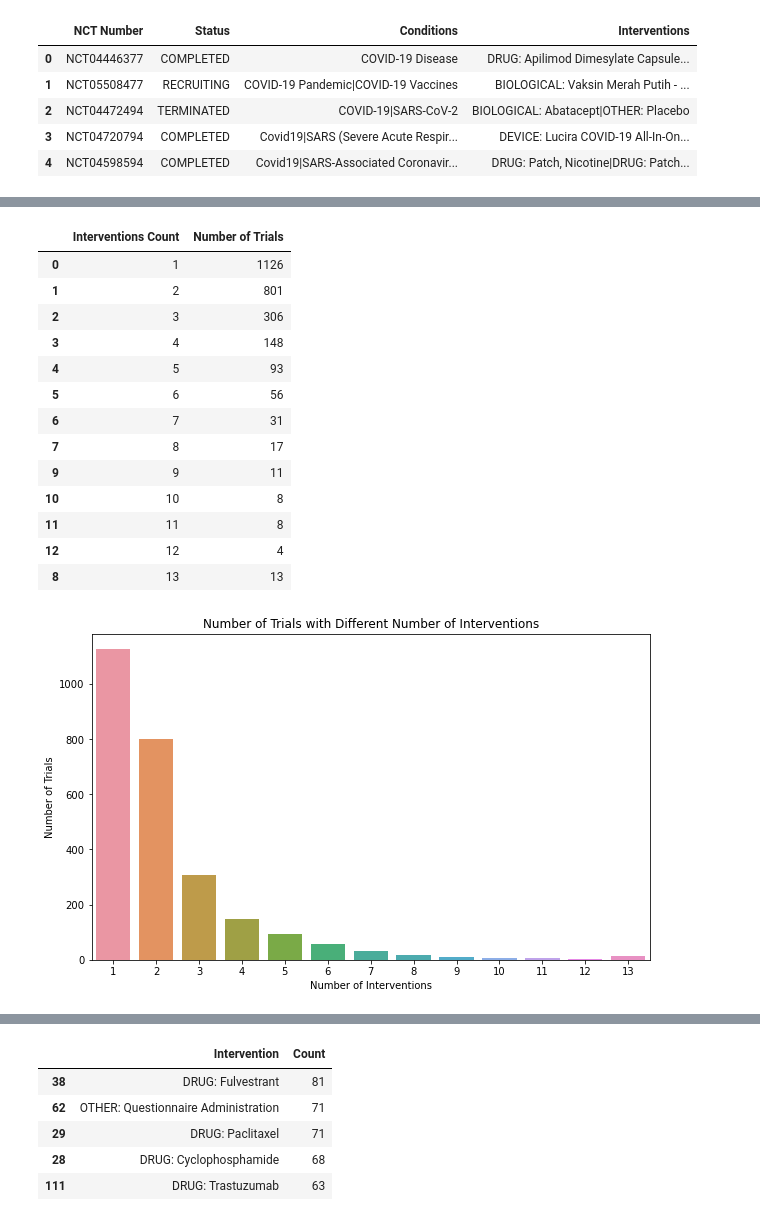
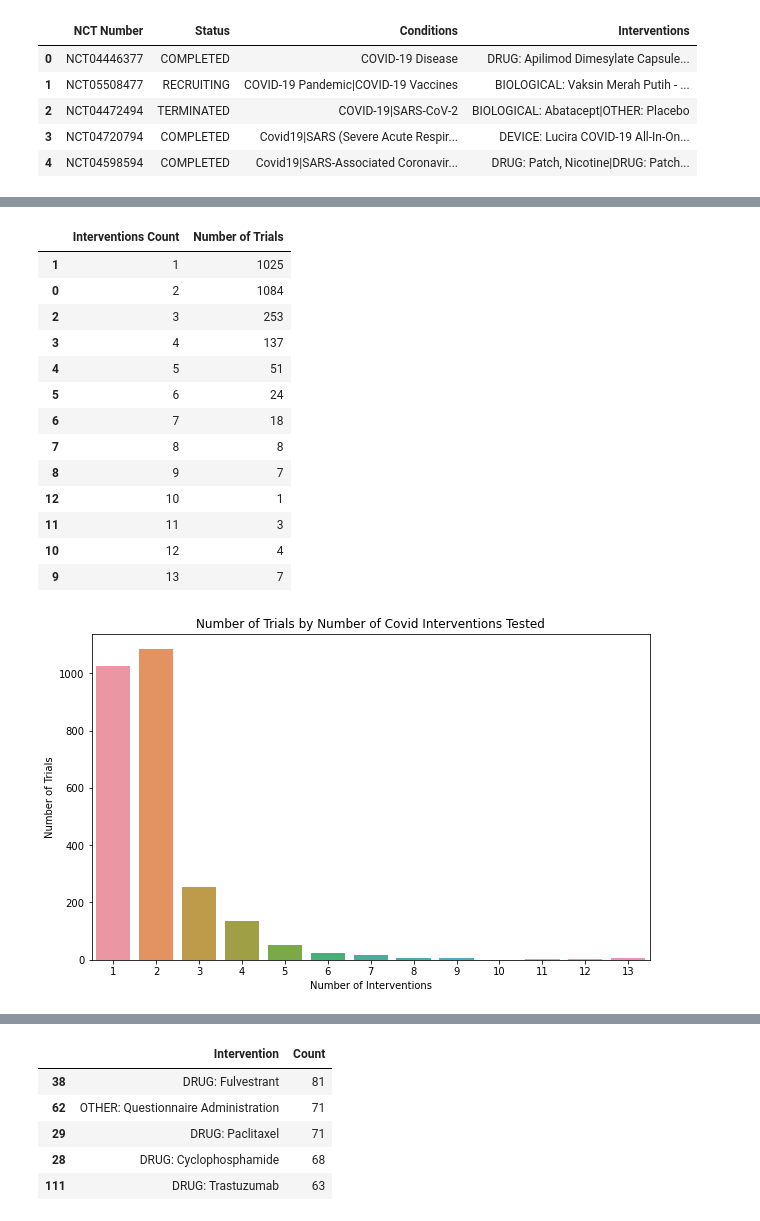
Before and after one commit to gtrentz/hda-p1, a Jupyter notebook: partBGabe.ipynb, the cells around one changed output, grey strips where cells are left out. Saved outputs shown, nothing was run; the diff lists cells and outputs as text; code cells hidden in the pictures.

```diff
--- a/partBGabe.ipynb
+++ b/partBGabe.ipynb
@@ -123,5 +123,6 @@ covidInterventions
 type(covidInterventions['Interventions'][0])
 #The intentions are delimited by '|'. For each trial, split the interventions and create a and replace the one string with a list of the delimted values. I will also create a new column that counts the number of interventions for each trial.
 covidInterventions['Interventions'] = covidInterventions['Interventions'].str.split('|')
+covidInterventions['Interventions Count'] = covidInterventions['Interventions'].apply(lambda x: len(x))
 covidInterventions
 # %% [output]
@@ -144,9 +167,4 @@ covidInterventions['Interventions'].unique()
 # %%
-#Create a dataframe where the first column is the number of interventions and the second column is the number of trials with that number of interventions
-covidInterventionsCount = covidInterventions['Interventions Count'].value_counts().reset_index()
-covidInterventionsCount.columns = ['Interventions Count', 'Number of Trials']
-covidInterventionsCount = covidInterventionsCount.sort_values(by = 'Interventions Count')
-covidInterventionsCount
 #Recreate that, but if there are more than 13 interventions, then put them in the 13+ category
 covidInterventions['Interventions Count'] = covidInterventions['Interventions Count'].apply(lambda x: x if x <= 13 else 13)
 covidInterventionsCount = covidInterventions['Interventions Count'].value_counts().reset_index()
@@ -155,29 +173,29 @@ covidInterventionsCount = covidInterventionsCount.sort_values(by = 'Intervention
 covidInterventionsCount
 # %% [output]
 |  | Interventions Count | Number of Trials |
-| 0 | 1 | 1126 |
-| 1 | 2 | 801 |
-| 2 | 3 | 306 |
-| 3 | 4 | 148 |
-| 4 | 5 | 93 |
-| 5 | 6 | 56 |
-| 6 | 7 | 31 |
-| 7 | 8 | 17 |
-| 9 | 9 | 11 |
-| 10 | 10 | 8 |
-| 11 | 11 | 8 |
-| 12 | 12 | 4 |
-| 8 | 13 | 13 |
+| 1 | 1 | 1025 |
+| 0 | 2 | 1084 |
+| 2 | 3 | 253 |
+| 3 | 4 | 137 |
+| 4 | 5 | 51 |
+| 5 | 6 | 24 |
+| 6 | 7 | 18 |
+| 7 | 8 | 8 |
+| 8 | 9 | 7 |
+| 12 | 10 | 1 |
+| 11 | 11 | 3 |
+| 10 | 12 | 4 |
+| 9 | 13 | 7 |
 # %%
 #Display the number of trials with each number of interventions on a bar plot. Display the count of each bar on the plot
 plt.figure(figsize = (10, 6))
 sns.barplot(x = 'Interventions Count', y = 'Number of Trials', data = covidInterventionsCount)
-plt.title('Number of Trials with Different Number of Interventions')
+plt.title('Number of Trials by Number of Covid Interventions Tested')
 plt.xlabel('Number of Interventions')
 plt.ylabel('Number of Trials')
 plt.show()
 # %% [output]
-[figure, old version]
+[figure, new version]
 # %%
 #Join the two dataframes together and display on a bar graph, with the number of studies for breast cancer in pink, and covid in blue
 breastInterventionsCount['Condition'] = 'Breast Cancer'
```
Also changed, not shown: parts of 20 cells of this notebook.
